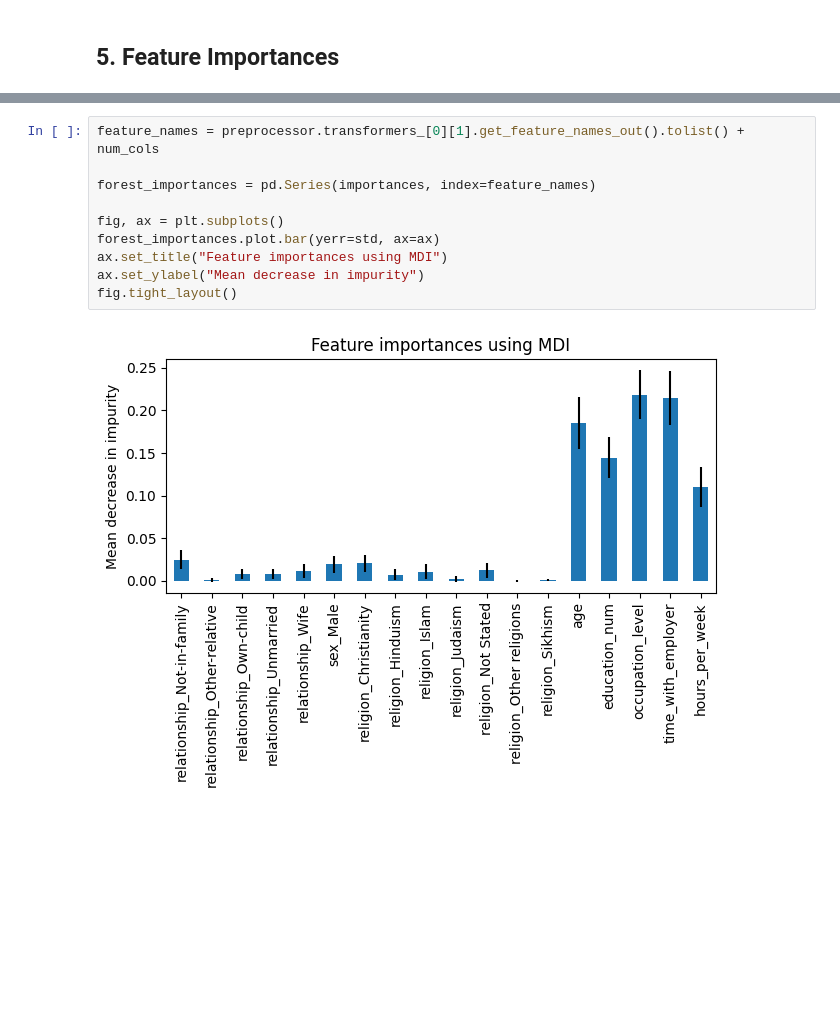
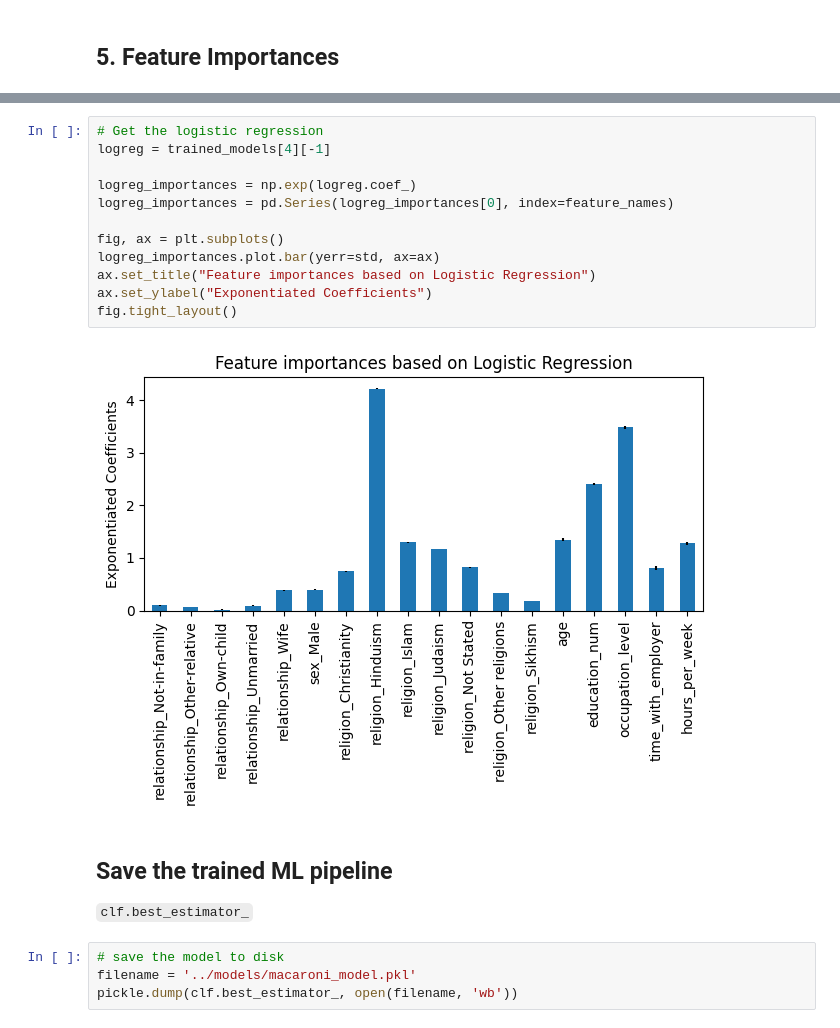
Before and after one commit to GaborJenei/macaroni, a Jupyter notebook: notebooks/3_Modelling.ipynb, the cells around one changed output, grey strips where cells are left out. Drawn from its saved outputs; the diff is of its cells as text; blank space fills up the shorter version.

```diff
--- a/notebooks/3_Modelling.ipynb
+++ b/notebooks/3_Modelling.ipynb
@@ -424,12 +437,21 @@ std = np.std([tree.feature_importances_ for tree in forest.estimators_], axis=0)
 # %%
-feature_names = preprocessor.transformers_[0][1].get_feature_names_out().tolist() + num_cols
+# Get the logistic regression
+logreg = trained_models[4][-1]
 
-forest_importances = pd.Series(importances, index=feature_names)
+logreg_importances = np.exp(logreg.coef_)
+logreg_importances = pd.Series(logreg_importances[0], index=feature_names)
 
 fig, ax = plt.subplots()
-forest_importances.plot.bar(yerr=std, ax=ax)
-ax.set_title("Feature importances using MDI")
-ax.set_ylabel("Mean decrease in impurity")
+logreg_importances.plot.bar(yerr=std, ax=ax)
+ax.set_title("Feature importances based on Logistic Regression")
+ax.set_ylabel("Exponentiated Coefficients")
 fig.tight_layout()
 # %% [output]
-[figure, old version]
+[figure, new version]
+# %% [markdown]
+## Save the trained ML pipeline
+`clf.best_estimator_`
+# %%
+# save the model to disk
+filename = '../models/macaroni_model.pkl'
+pickle.dump(clf.best_estimator_, open(filename, 'wb'))
```
Also changed, not shown: parts of 6 cells of this notebook, 2 other files.
